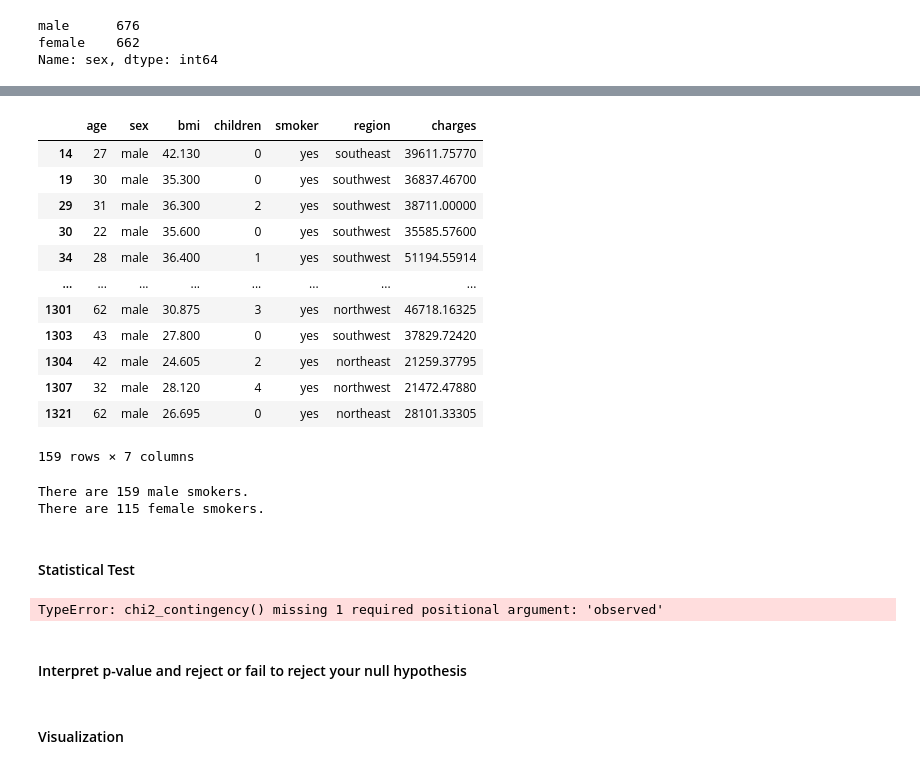
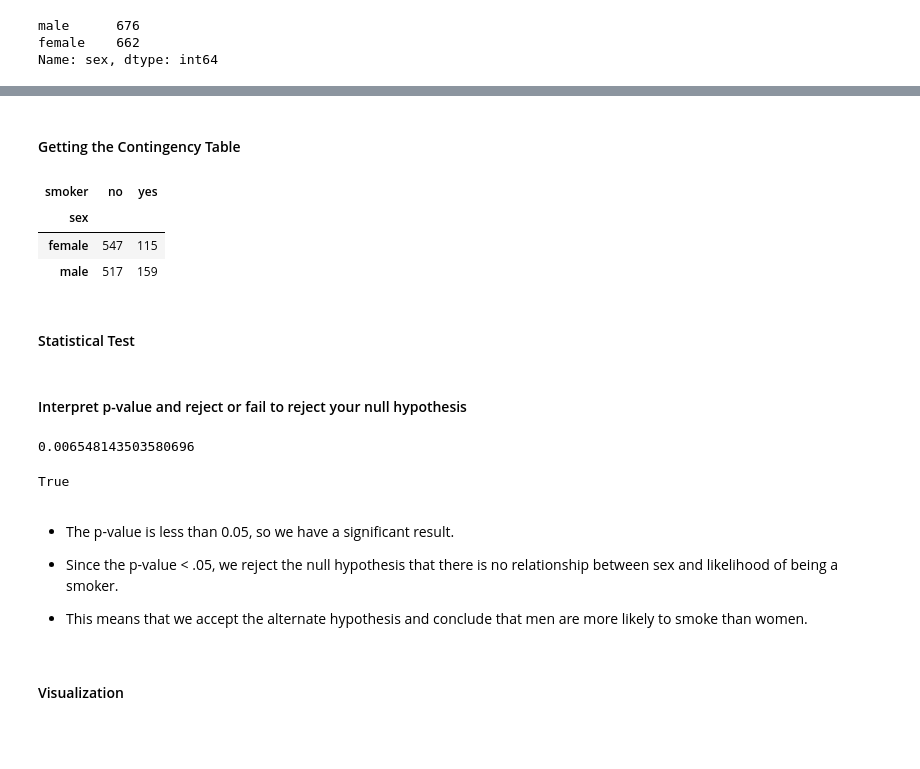
Before and after one commit to Mhoover41/Hypothesis-Testing-with-Insurance-Data--Core-, a Jupyter notebook: Hypothesis Testing with Insurance Data (Core).ipynb, the cells around one changed output, grey strips where cells are left out. Saved outputs shown, nothing was run; the diff lists cells and outputs as text; code cells hidden in the pictures; blank space fills up the shorter version.

```diff
--- a/Hypothesis Testing with Insurance Data (Core).ipynb
+++ b/Hypothesis Testing with Insurance Data (Core).ipynb
@@ -332,36 +280,33 @@ male_df
-# %%
-male_smoker = male_df.loc[male_df['smoker']=='yes']
-male_smoker
-# %% [output]
-|  | age | sex | bmi | children | smoker | region | charges |
-| 14 | 27 | male | 42.130 | 0 | yes | southeast | 39611.75770 |
-| 19 | 30 | male | 35.300 | 0 | yes | southwest | 36837.46700 |
-| 29 | 31 | male | 36.300 | 2 | yes | southwest | 38711.00000 |
-| 30 | 22 | male | 35.600 | 0 | yes | southwest | 35585.57600 |
-| 34 | 28 | male | 36.400 | 1 | yes | southwest | 51194.55914 |
-| ... | ... | ... | ... | ... | ... | ... | ... |
-| 1301 | 62 | male | 30.875 | 3 | yes | northwest | 46718.16325 |
-| 1303 | 43 | male | 27.800 | 0 | yes | southwest | 37829.72420 |
-| 1304 | 42 | male | 24.605 | 2 | yes | northeast | 21259.37795 |
-| 1307 | 32 | male | 28.120 | 4 | yes | northwest | 21472.47880 |
-| 1321 | 62 | male | 26.695 | 0 | yes | northeast | 28101.33305 |
-159 rows × 7 columns
-# %%
-print(f"There are {len(male_smoker)} male smokers.")
-print(f"There are {len(female_smoker)} female smokers.")
-# %% [output]
-There are 159 male smokers.
-There are 115 female smokers.
+# %% [markdown]
+#### Getting the Contingency Table
+# %%
+# calculate the contingency table with pd.cross-tab
+table = pd.crosstab(df['sex'], df['smoker'])
+table
+# %% [output]
+| smoker | no | yes |
+| sex |  |  |
+| female | 547 | 115 |
+| male | 517 | 159 |
 # %% [markdown]
 #### Statistical Test
 # %%
-info= [[male_smoker],[female_smoker]]
-result = stats.chi2_contingency()
-print(result)
-result.pvalue < .05
+result = stats.chi2_contingency(table)
+chi2, p, deg_free, expected_vals = result #this labels the results
-# %% [output]
-TypeError: chi2_contingency() missing 1 required positional argument: 'observed'
 # %% [markdown]
 #### Interpret p-value and reject or fail to reject your null hypothesis
+# %%
+# Display p-value and check against alpha
+print(p)
+p<.05
+# %% [output]
+0.006548143503580696
+True
+# %% [markdown]
+- The p-value is less than 0.05, so we have a significant result.
+
+- Since the p-value < .05, we reject the null hypothesis that there is no relationship between sex and likelihood of being a smoker.
+
+- This means that we accept the alternate hypothesis and conclude that men are more likely to smoke than women.
 # %% [markdown]
 #### Visualization
```
Also changed, not shown: parts of 7 cells of this notebook.
